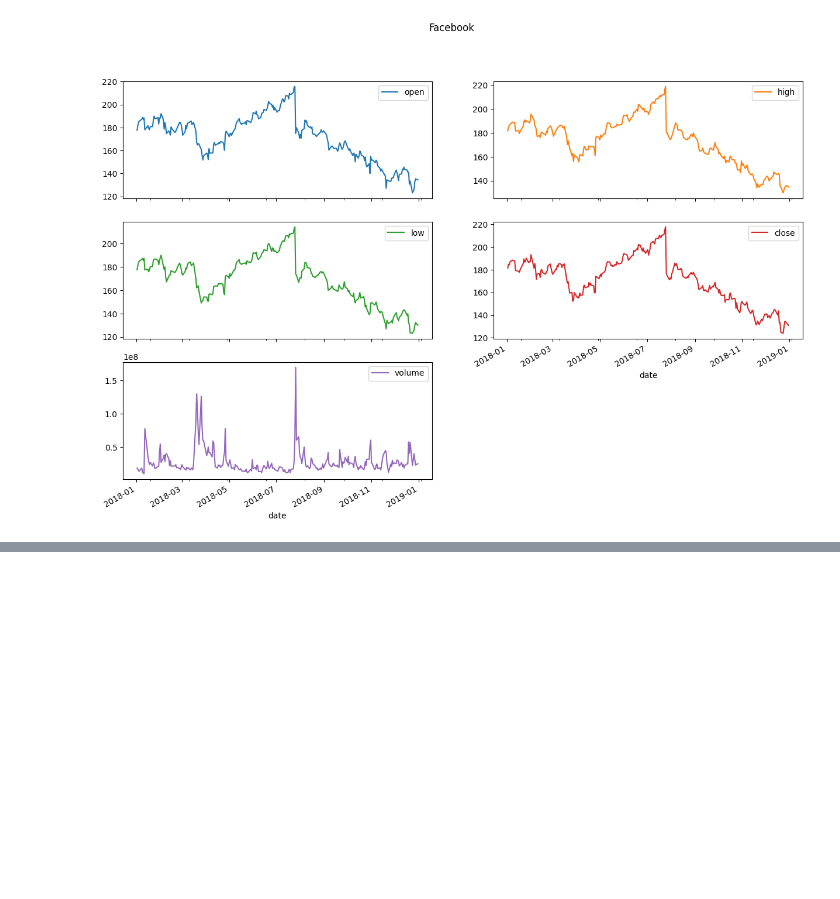
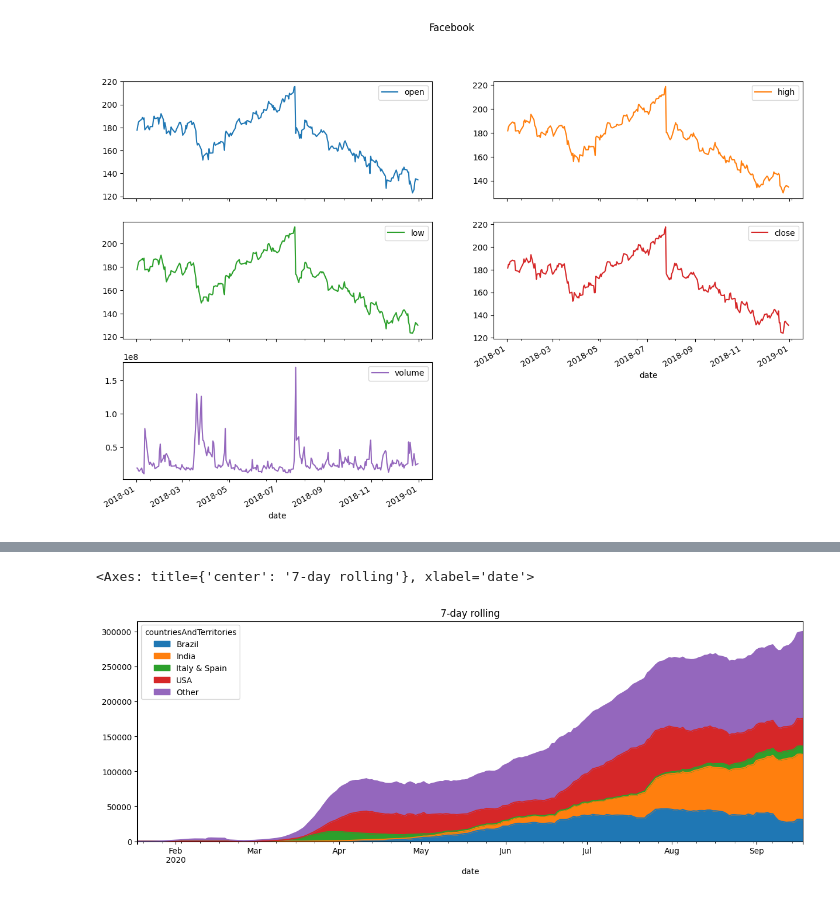
Before and after one commit to roger-mengqiu-chen/DS-learning, a Jupyter notebook: hands-on-da-with-pandas/ch05/2-plotting_with_pandas.ipynb, the cells around one changed output, grey strips where cells are left out. Cells and saved outputs as stored; diff of their text form; code cells hidden in the pictures; blank space fills up the shorter version.

```diff
--- a/hands-on-da-with-pandas/ch05/2-plotting_with_pandas.ipynb
+++ b/hands-on-da-with-pandas/ch05/2-plotting_with_pandas.ipynb
@@ -53,0 +84,19 @@ array([[<Axes: xlabel='date'>, <Axes: xlabel='date'>],
+# %%
+cols = [
+  col for col in new_cases_rolling_average.columns
+  if col not in [
+    'USA', 'Brazil', 'India', 'Italy & Spain'
+  ]
+]
+new_cases_rolling_average.assign(
+  **{'Italy & Spain': lambda x: x.Italy + x.Spain}
+).sort_index(axis=1).assign(
+  Other=lambda x: x[cols].sum(axis=1)
+).drop(columns=cols).plot(
+  kind='area',
+  figsize=(15,5),
+  title='7-day rolling'
+)
+# %% [output]
+<Axes: title={'center': '7-day rolling'}, xlabel='date'>
+[figure, added]
```
Also changed, not shown: parts of 5 cells of this notebook.
